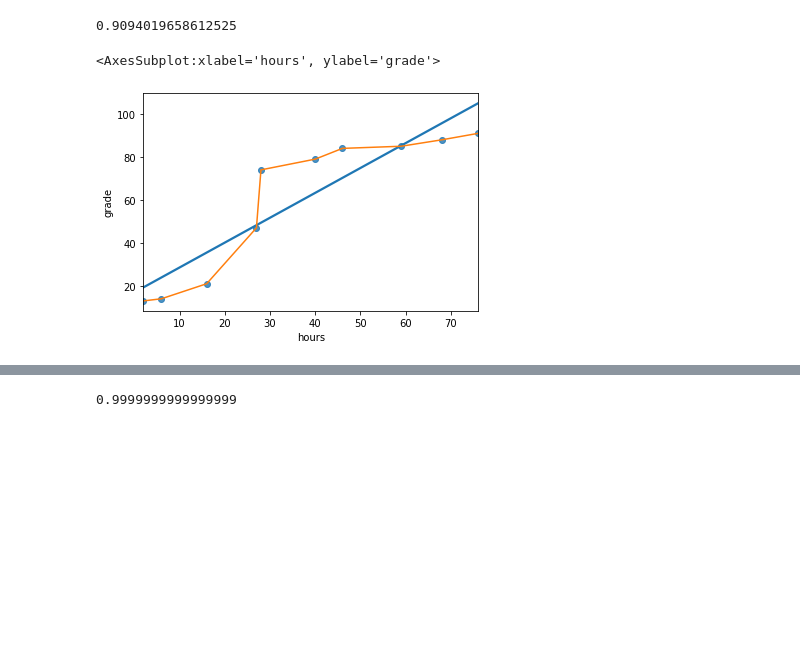
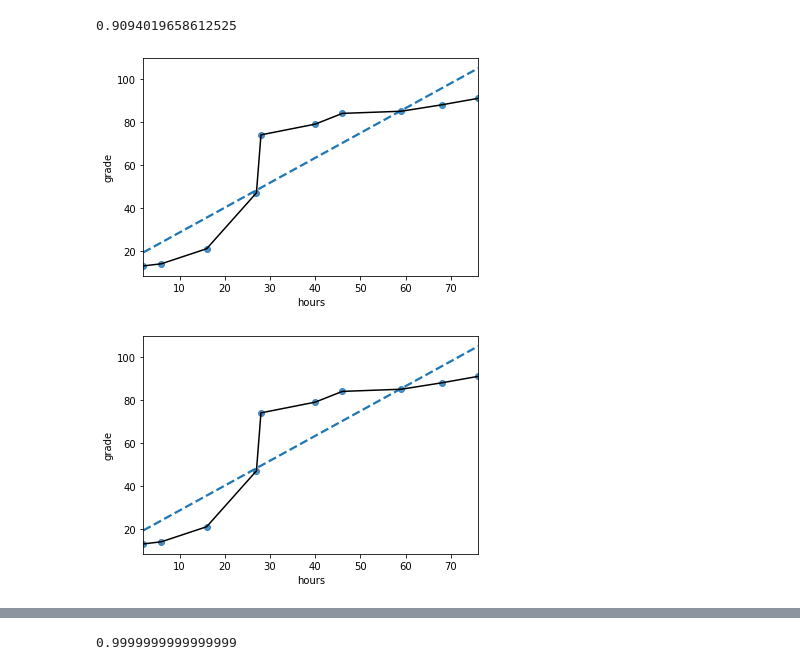
Before and after one commit to ethanweed/pythonbook, a Jupyter notebook: Book/_build/jupyter_execute/03.01-descriptives.ipynb, the cells around one changed output, grey strips where cells are left out. Drawn from its saved outputs; the diff is of its cells as text; code cells hidden in the pictures; blank space fills up the shorter version.

```diff
--- a/Book/_build/jupyter_execute/03.01-descriptives.ipynb
+++ b/Book/_build/jupyter_execute/03.01-descriptives.ipynb
@@ -1248,10 +1202,14 @@ effort['hours'].corr(effort['grade'])
 # %%
 import seaborn as sns
 
 fig, ax = plt.subplots()
 sns.regplot(x='hours', y='grade', data=effort, ci=None, ax=ax)
-sns.lineplot(x='hours', y='grade', data=effort, ci=None, ax=ax)
+sns.lineplot(x='hours', y='grade', data=effort, color = "black", ci=None, ax=ax)
+ax.lines[0].set_linestyle("--")
+
+
+glue("rankcorr-fig", fig, display=False)
 # %% [output]
-<AxesSubplot:xlabel='hours', ylabel='grade'>
-[figure, old version]
+[figure, new version]
+[figure, added]
 # %% [markdown]
```
Also changed, not shown: parts of 49 cells of this notebook, 37 other files.
